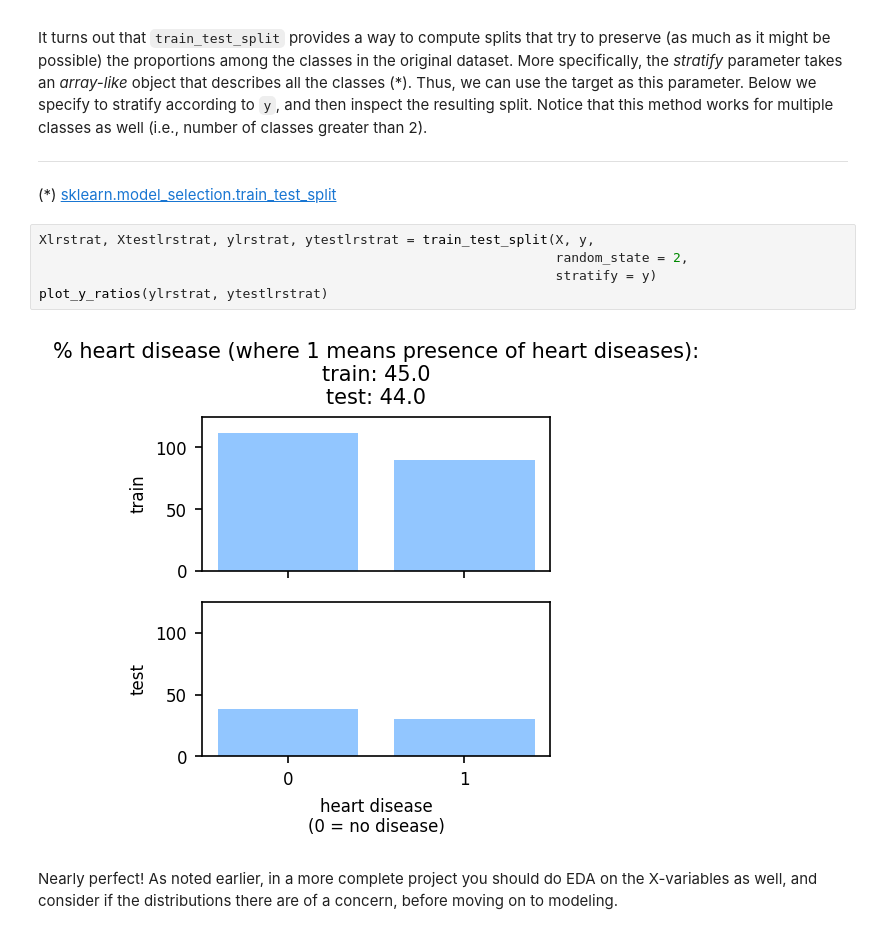
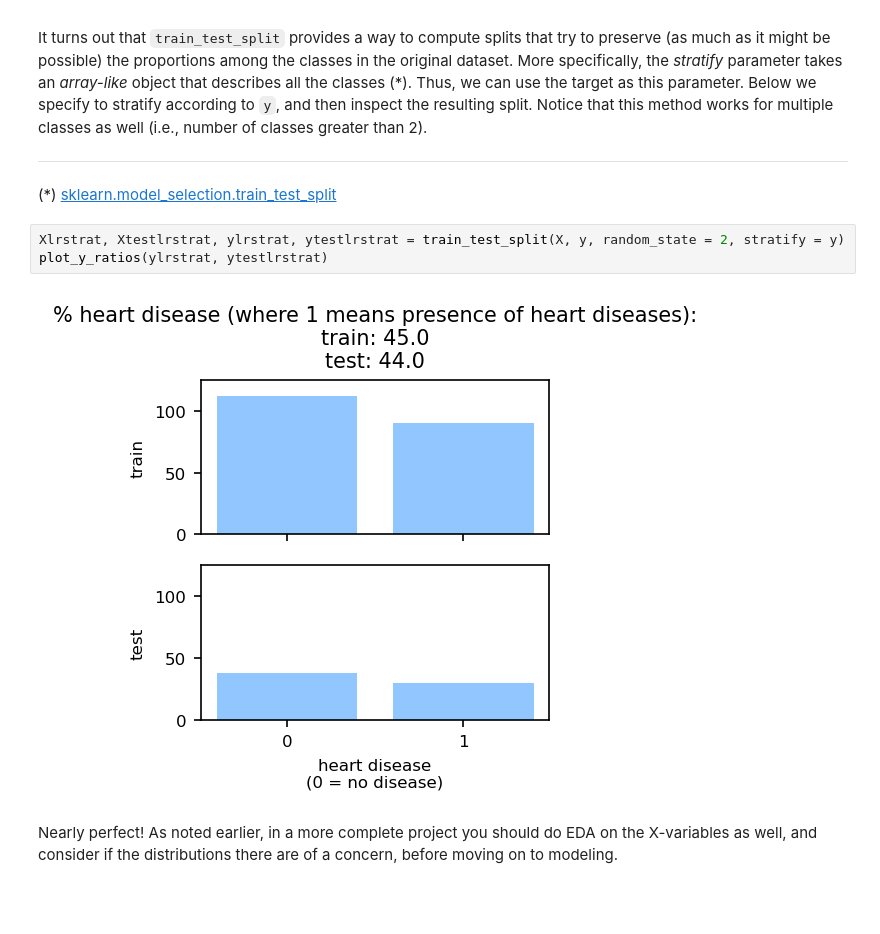
Before and after one commit to DelinM/DataScience_Logistic-Regression, a Jupyter notebook: Logistic Regression Advanced Case Study.ipynb, the cells around one changed output. Cells and saved outputs as stored; diff of their text form; blank space fills up the shorter version.

```diff
--- a/Logistic Regression Advanced Case Study.ipynb
+++ b/Logistic Regression Advanced Case Study.ipynb
@@ -832,12 +839,10 @@
 ---
 (*) [sklearn.model_selection.train_test_split](https://scikit-learn.org/stable/modules/generated/sklearn.model_selection.train_test_split.html)
 # %%
-Xlrstrat, Xtestlrstrat, ylrstrat, ytestlrstrat = train_test_split(X, y,
-                                                                  random_state = 2,
-                                                                  stratify = y)
+Xlrstrat, Xtestlrstrat, ylrstrat, ytestlrstrat = train_test_split(X, y, random_state = 2, stratify = y)
 plot_y_ratios(ylrstrat, ytestlrstrat)
 # %% [output]
-[figure, old version]
+[figure, new version]
 # %% [markdown]
 Nearly perfect!  As noted earlier, in a more complete project you should do EDA on the X-variables as well, and consider if the distributions there are of a concern, before moving on to modeling.
 # %% [markdown]
```
Also changed, not shown: parts of 11 cells of this notebook.
